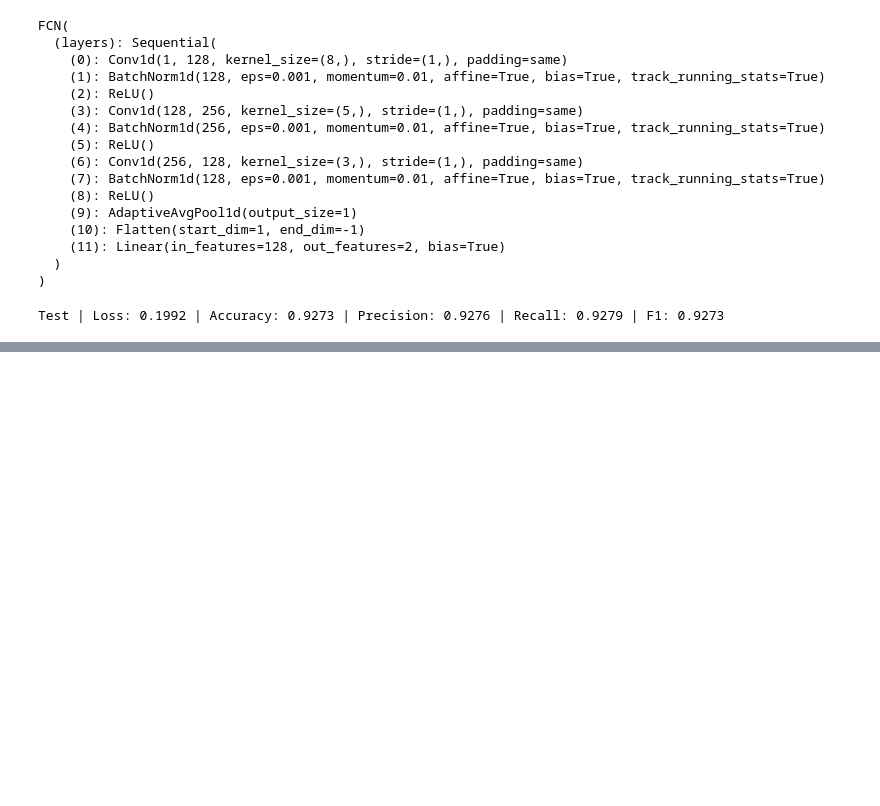
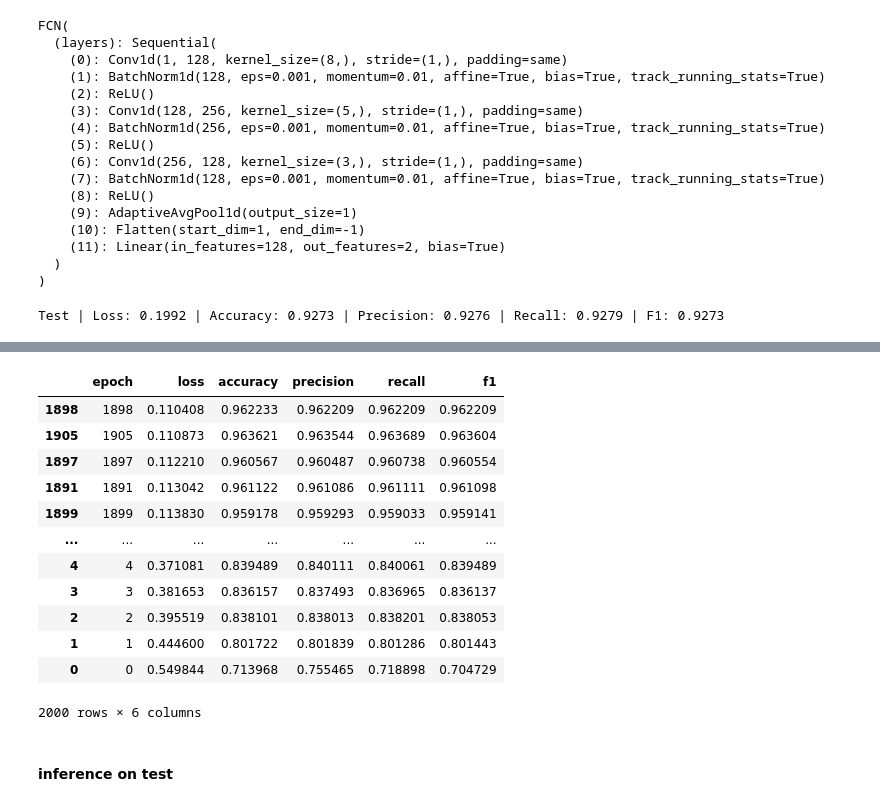
Before and after one commit to Henry715/Time-series-Group-Project, a Jupyter notebook: FCN_training.ipynb, the cells around one changed output, grey strips where cells are left out. Saved outputs shown, nothing was run; the diff lists cells and outputs as text; code cells hidden in the pictures; blank space fills up the shorter version.

```diff
--- a/FCN_training.ipynb
+++ b/FCN_training.ipynb
@@ -306,0 +334,8 @@ Test | Loss: 0.1992 | Accuracy: 0.9273 | Precision: 0.9276 | Recall: 0.9279 | F1
+# %%
+x_train_mean = FordA_X_train.mean()
+x_train_std = FordA_X_train.std()
+FordA_X_train = (FordA_X_train - x_train_mean)/(x_train_std)
+FordA_X_test = (FordA_X_test - x_train_mean)/(x_train_std)
+# %%
+FordA_X_train = torch.tensor(FordA_X_train, dtype=torch.float32)
+FordA_y_train = torch.tensor(FordA_y_train, dtype=torch.long)
@@ -306,0 +345,17 @@ Test | Loss: 0.1992 | Accuracy: 0.9273 | Precision: 0.9276 | Recall: 0.9279 | F1
+# %%
+dataset = TensorDataset(FordA_X_train, FordA_y_train)
+
+train_loader = DataLoader(
+    dataset,
+    batch_size=360, # calculated as FordA_X_train.shape[0] / 10, according to tensorflow version
+    shuffle=True
+)
+# %%
+metrics = {
+    "epoch": [],
+    "loss": [],
+    "accuracy": [],
+    "precision": [],
+    "recall": [],
+    "f1": []
+}
@@ -306,0 +453,18 @@ Test | Loss: 0.1992 | Accuracy: 0.9273 | Precision: 0.9276 | Recall: 0.9279 | F1
+# %%
+metrics_df.sort_values(by="loss")
+# %% [output]
+|  | epoch | loss | accuracy | precision | recall | f1 |
+| 1898 | 1898 | 0.110408 | 0.962233 | 0.962209 | 0.962209 | 0.962209 |
+| 1905 | 1905 | 0.110873 | 0.963621 | 0.963544 | 0.963689 | 0.963604 |
+| 1897 | 1897 | 0.112210 | 0.960567 | 0.960487 | 0.960738 | 0.960554 |
+| 1891 | 1891 | 0.113042 | 0.961122 | 0.961086 | 0.961111 | 0.961098 |
+| 1899 | 1899 | 0.113830 | 0.959178 | 0.959293 | 0.959033 | 0.959141 |
+| ... | ... | ... | ... | ... | ... | ... |
+| 4 | 4 | 0.371081 | 0.839489 | 0.840111 | 0.840061 | 0.839489 |
+| 3 | 3 | 0.381653 | 0.836157 | 0.837493 | 0.836965 | 0.836137 |
+| 2 | 2 | 0.395519 | 0.838101 | 0.838013 | 0.838201 | 0.838053 |
+| 1 | 1 | 0.444600 | 0.801722 | 0.801839 | 0.801286 | 0.801443 |
+| 0 | 0 | 0.549844 | 0.713968 | 0.755465 | 0.718898 | 0.704729 |
+2000 rows × 6 columns
+# %% [markdown]
+#### inference on test
```
Also changed, not shown: parts of 32 cells of this notebook, 10 other files.
